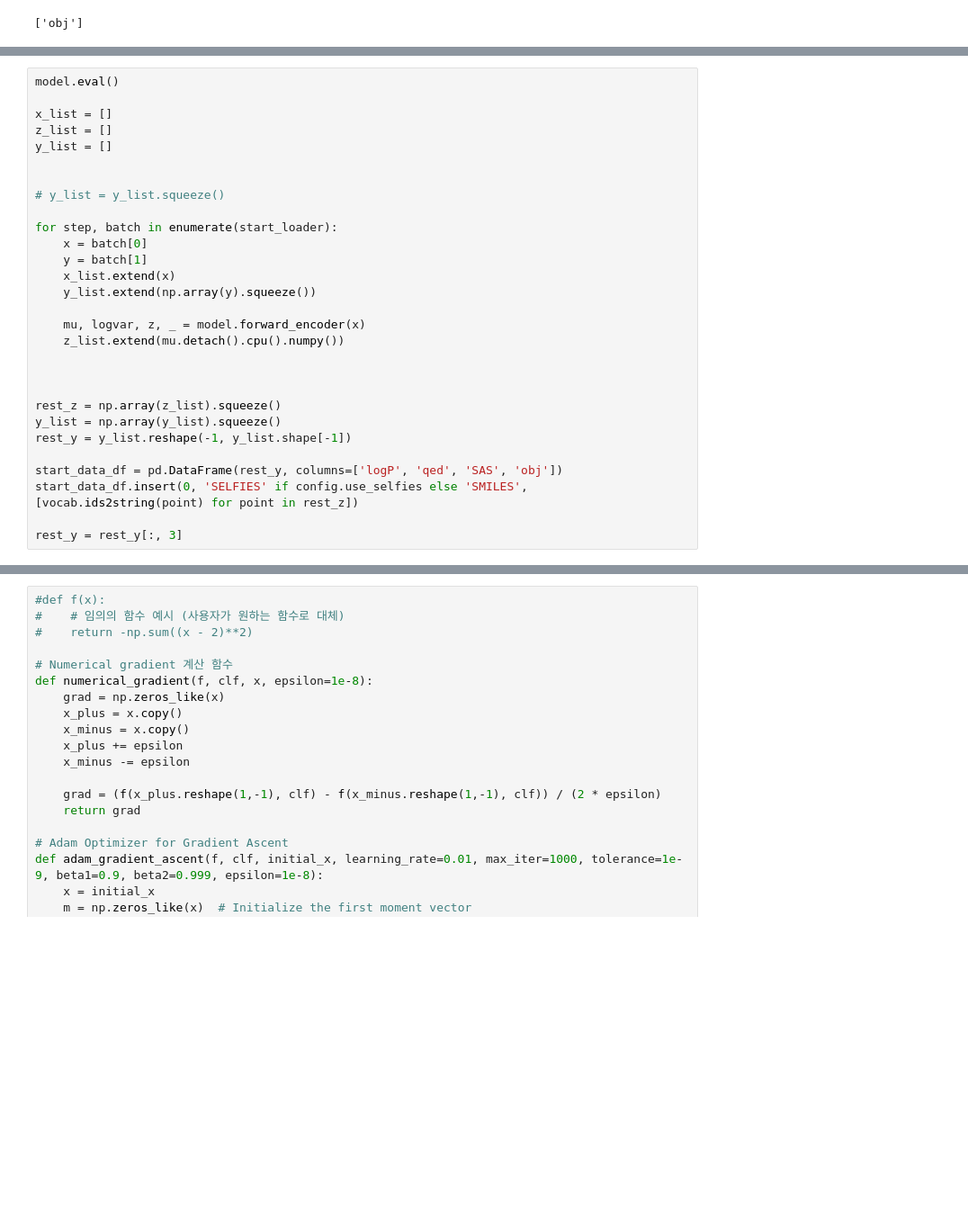
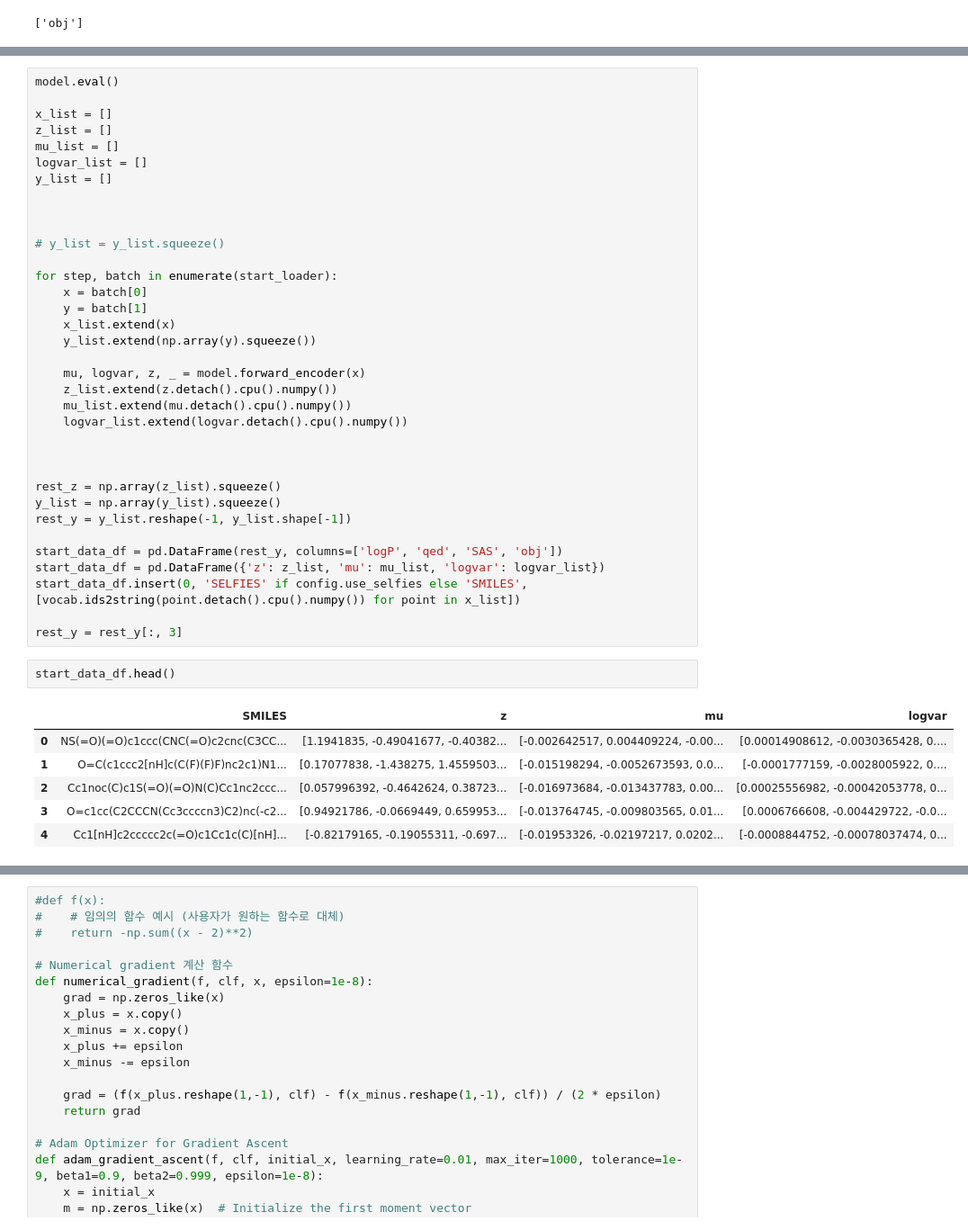
Before and after one commit to sunghwanism/NewMoses, a Jupyter notebook: notebooks/GPR_viz_SH.ipynb, the cells around one changed output, grey strips where cells are left out. Shown at 90% size. Saved outputs shown, nothing was run; the diff lists cells and outputs as text; blank space fills up the shorter version.

```diff
--- a/notebooks/GPR_viz_SH.ipynb
+++ b/notebooks/GPR_viz_SH.ipynb
@@ -113,7 +132,10 @@ model.eval()
 
 x_list = []
 z_list = []
+mu_list = []
+logvar_list = []
 y_list = []
+
 
 
 # y_list = y_list.squeeze()
@@ -125,7 +147,9 @@ for step, batch in enumerate(start_loader):
     y_list.extend(np.array(y).squeeze())
 
     mu, logvar, z, _ = model.forward_encoder(x)
-    z_list.extend(mu.detach().cpu().numpy())
+    z_list.extend(z.detach().cpu().numpy())
+    mu_list.extend(mu.detach().cpu().numpy())
+    logvar_list.extend(logvar.detach().cpu().numpy())
 
 
 
@@ -134,9 +158,19 @@ y_list = np.array(y_list).squeeze()
 rest_y = y_list.reshape(-1, y_list.shape[-1])
 
 start_data_df = pd.DataFrame(rest_y, columns=['logP', 'qed', 'SAS', 'obj'])
-start_data_df.insert(0, 'SELFIES' if config.use_selfies else 'SMILES', [vocab.ids2string(point) for point in rest_z])
+start_data_df = pd.DataFrame({'z': z_list, 'mu': mu_list, 'logvar': logvar_list})
+start_data_df.insert(0, 'SELFIES' if config.use_selfies else 'SMILES', [vocab.ids2string(point.detach().cpu().numpy()) for point in x_list])
 
 rest_y = rest_y[:, 3]
+# %%
+start_data_df.head()
+# %% [output]
+|  | SMILES | z | mu | logvar |
+| 0 | NS(=O)(=O)c1ccc(CNC(=O)c2cnc(C3CC... | [1.1941835, -0.49041677, -0.40382... | [-0.002642517, 0.004409224, -0.00... | [0.00014908612, -0.0030365428, 0.... |
+| 1 | O=C(c1ccc2[nH]c(C(F)(F)F)nc2c1)N1... | [0.17077838, -1.438275, 1.4559503... | [-0.015198294, -0.0052673593, 0.0... | [-0.0001777159, -0.0028005922, 0.... |
+| 2 | Cc1noc(C)c1S(=O)(=O)N(C)Cc1nc2ccc... | [0.057996392, -0.4642624, 0.38723... | [-0.016973684, -0.013437783, 0.00... | [0.00025556982, -0.00042053778, 0... |
+| 3 | O=c1cc(C2CCCN(Cc3ccccn3)C2)nc(-c2... | [0.94921786, -0.0669449, 0.659953... | [-0.013764745, -0.009803565, 0.01... | [0.0006766608, -0.004429722, -0.0... |
+| 4 | Cc1[nH]c2ccccc2c(=O)c1Cc1c(C)[nH]... | [-0.82179165, -0.19055311, -0.697... | [-0.01953326, -0.02197217, 0.0202... | [-0.0008844752, -0.00078037474, 0... |
 # %%
 start_data_df.shape, train_data_df.shape
 # %% [output]
```
Also changed, not shown: parts of 12 cells of this notebook, 1 other file.
